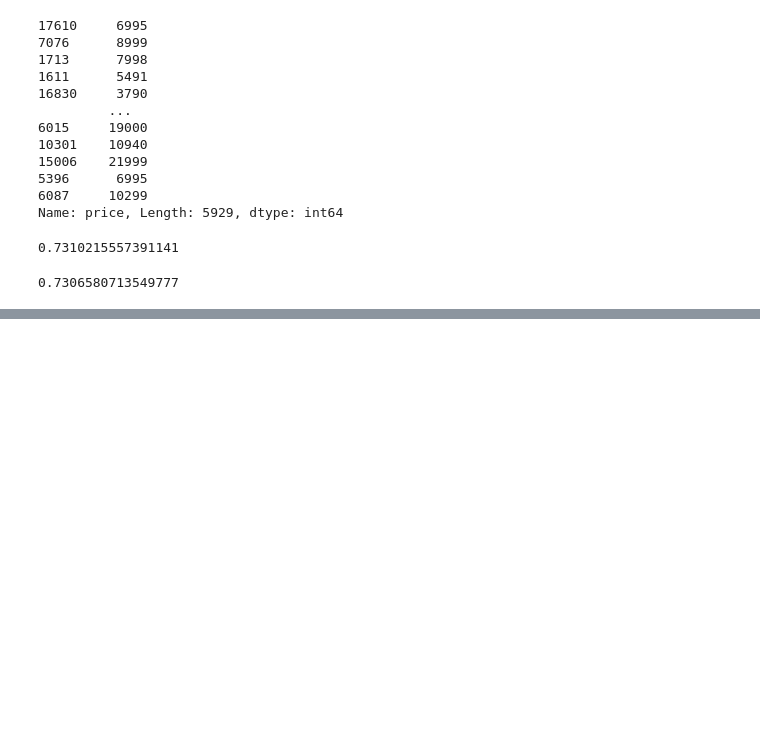
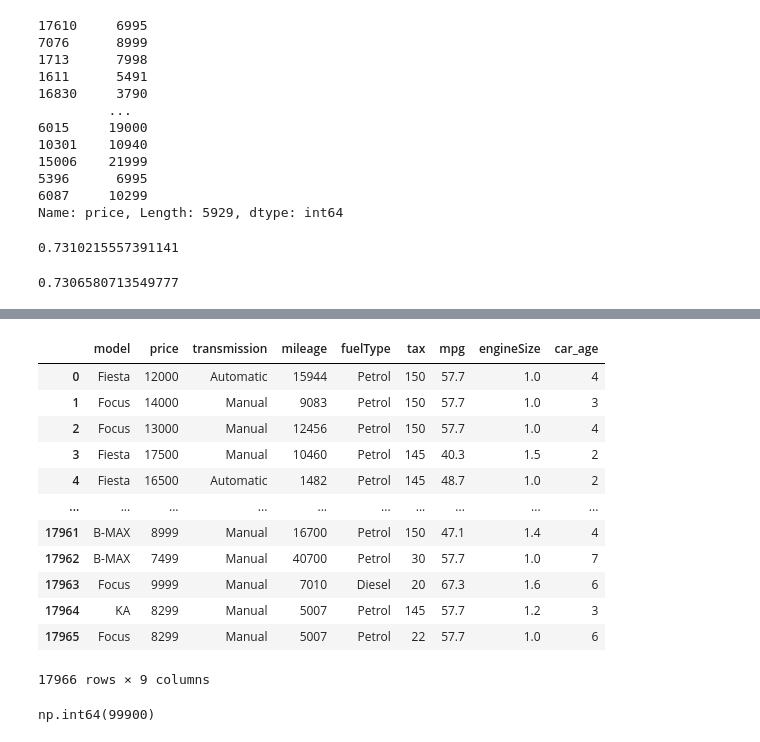
Before and after one commit to AarushiSavla/ford-car-price-model, a Jupyter notebook: car_price_model.ipynb, the cells around one changed output, grey strips where cells are left out. Cells and saved outputs as stored; diff of their text form; code cells hidden in the pictures; blank space fills up the shorter version.

```diff
--- a/car_price_model.ipynb
+++ b/car_price_model.ipynb
@@ -417,0 +515,22 @@ adjusted_r2
+# %%
+# 1. HIDE THE CONFUSING LUXURY CARS (Test Linear Regression on normal cars only)
+df_clean = df[(df['price'] < 35000) & (df['mileage'] < 100000)].copy()
+df
+# %% [output]
+|  | model | price | transmission | mileage | fuelType | tax | mpg | engineSize | car_age |
+| 0 | Fiesta | 12000 | Automatic | 15944 | Petrol | 150 | 57.7 | 1.0 | 4 |
+| 1 | Focus | 14000 | Manual | 9083 | Petrol | 150 | 57.7 | 1.0 | 3 |
+| 2 | Focus | 13000 | Manual | 12456 | Petrol | 150 | 57.7 | 1.0 | 4 |
+| 3 | Fiesta | 17500 | Manual | 10460 | Petrol | 145 | 40.3 | 1.5 | 2 |
+| 4 | Fiesta | 16500 | Automatic | 1482 | Petrol | 145 | 48.7 | 1.0 | 2 |
+| ... | ... | ... | ... | ... | ... | ... | ... | ... | ... |
+| 17961 | B-MAX | 8999 | Manual | 16700 | Petrol | 150 | 47.1 | 1.4 | 4 |
+| 17962 | B-MAX | 7499 | Manual | 40700 | Petrol | 30 | 57.7 | 1.0 | 7 |
+| 17963 | Focus | 9999 | Manual | 7010 | Diesel | 20 | 67.3 | 1.6 | 6 |
+| 17964 | KA | 8299 | Manual | 5007 | Petrol | 145 | 57.7 | 1.2 | 3 |
+| 17965 | Focus | 8299 | Manual | 5007 | Petrol | 22 | 57.7 | 1.0 | 6 |
+17966 rows × 9 columns
+# %%
+df_clean['mileage'].max()
+# %% [output]
+np.int64(99900)
```
Also changed, not shown: parts of 12 cells of this notebook.
